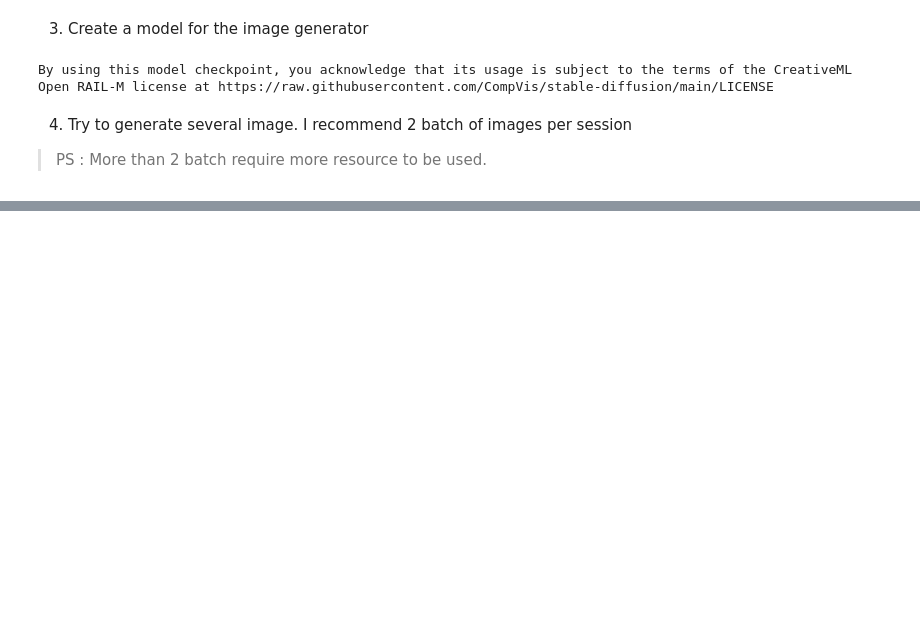
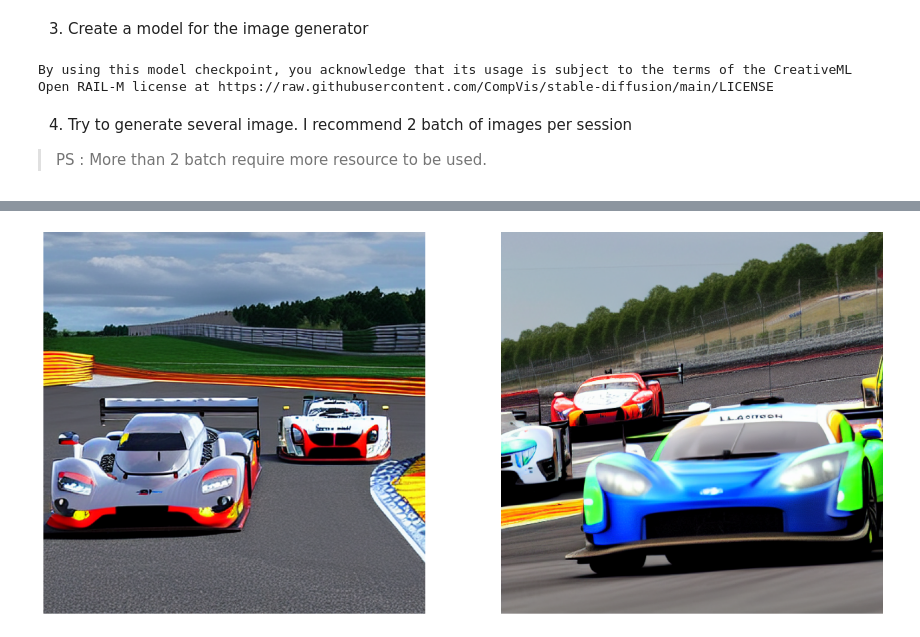
Before and after one commit to ridhokurniawan-u/Stable_Diffusion, a Jupyter notebook: Stable_Diffusion.ipynb, the cells around one changed output, grey strips where cells are left out. Saved outputs shown, nothing was run; the diff lists cells and outputs as text; code cells hidden in the pictures; blank space fills up the shorter version.

Commit message:
Added Benchmark Timer

```diff
--- a/Stable_Diffusion.ipynb
+++ b/Stable_Diffusion.ipynb
@@ -73,0 +64,11 @@ Downloading data from https://huggingface.co/fchollet/stable-diffusion/resolve/m
+# %%
+benchmark_test = []
+start = time.time()
+images_bench =  models.text_to_image("A mountain circuit with LMGT3 And Le Mans Prototype racing cars, multiple cars, realistic", batch_size=2)
+end = time.time()
+benchmark_test.append({"Standard", end - start})
+plot_images(images_bench)
+
+print(f"Standard model: {(end - start):.2f} seconds")
+keras.backend.clear_session()
+# %% [output]
@@ -73,0 +77 @@ Downloading data from https://huggingface.co/fchollet/stable-diffusion/resolve/m
+[figure, added]
```
Also changed, not shown: parts of 5 cells of this notebook.
